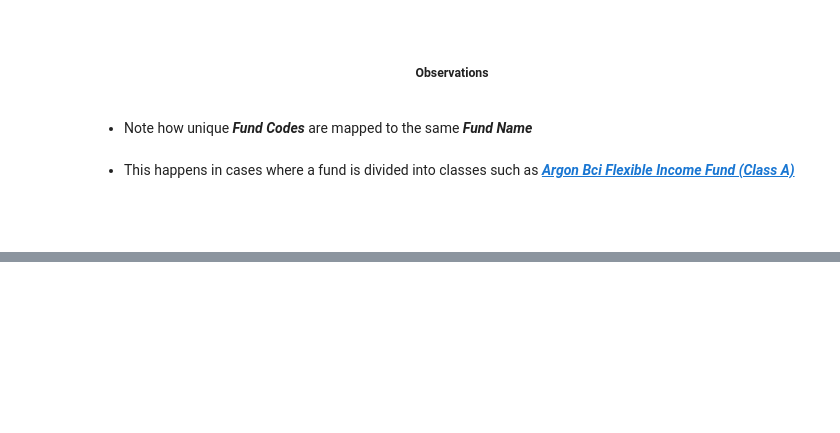
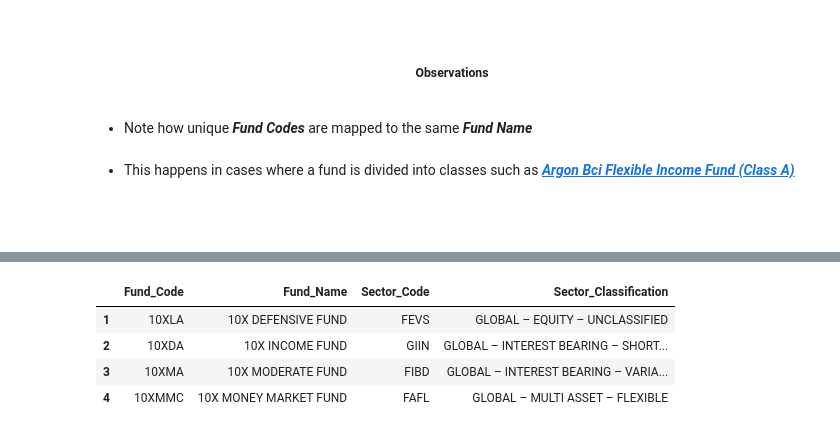
Before and after one commit to MondeAnna/data-ingestion, a Jupyter notebook: notebook/data_ingestion_prep_asisa_flows.ipynb, the cells around one changed output, grey strips where cells are left out. Cells and saved outputs as stored; diff of their text form; code cells hidden in the pictures; blank space fills up the shorter version.

```diff
--- a/notebook/data_ingestion_prep_asisa_flows.ipynb
+++ b/notebook/data_ingestion_prep_asisa_flows.ipynb
@@ -783,0 +828,23 @@ data_explorer.inconsistent_fund_code_multi_mapping(
+# %%
+cis_funds_cleaner = CISFundsCleaner(cis_funds_std)
+cis_funds = cis_funds_cleaner.cis_funds
+
+cis_funds_fund_data = cis_funds["funds_operational"]
+cis_funds_sector_data = cis_funds["sectors"]
+
+# ensures not whitespace in codes
+assert all(" " not in w for w in cis_funds_fund_data.Fund_Code.unique())
+assert all(" " not in w for w in cis_funds_sector_data.Sector_Code.unique())
+
+assert cis_funds_fund_data.size > cis_funds_sector_data.size
+
+pd.concat(
+    objs=[cis_funds_fund_data.head(), cis_funds_sector_data.head()],
+    axis="columns",
+).iloc[:4]
+# %% [output]
+|  | Fund_Code | Fund_Name | Sector_Code | Sector_Classification |
+| 1 | 10XLA | 10X DEFENSIVE FUND | FEVS | GLOBAL – EQUITY – UNCLASSIFIED |
+| 2 | 10XDA | 10X INCOME FUND | GIIN | GLOBAL – INTEREST BEARING – SHORT... |
+| 3 | 10XMA | 10X MODERATE FUND | FIBD | GLOBAL – INTEREST BEARING – VARIA... |
+| 4 | 10XMMC | 10X MONEY MARKET FUND | FAFL | GLOBAL – MULTI ASSET – FLEXIBLE |
```
Also changed, not shown: parts of 10 cells of this notebook, 1 other file.
